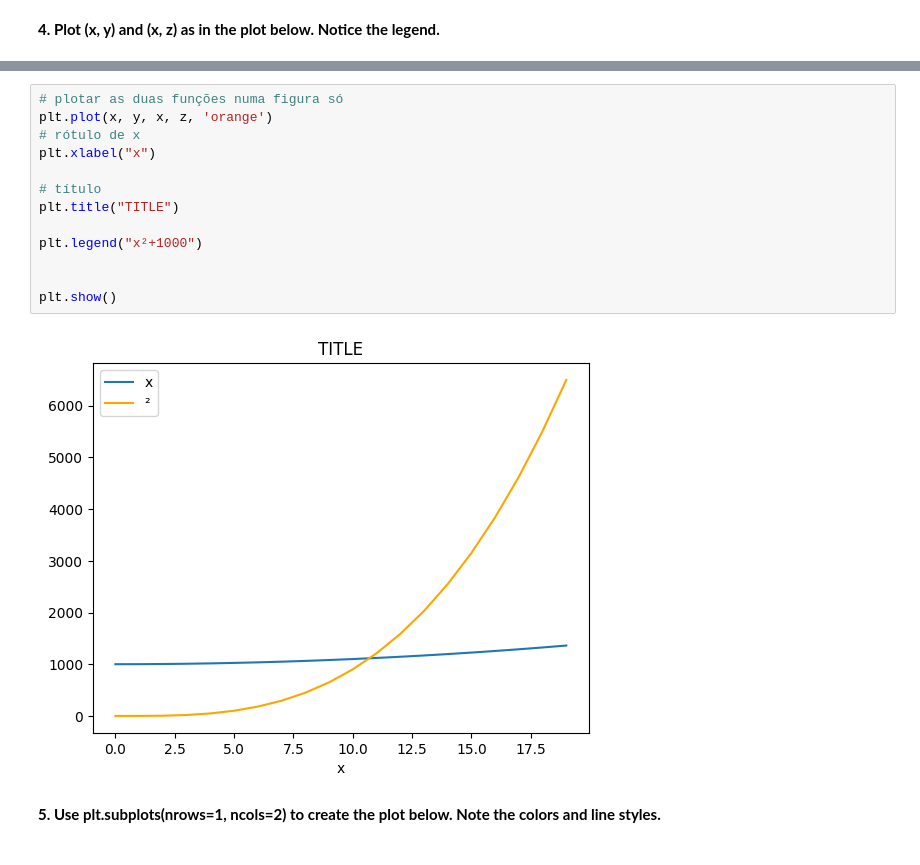
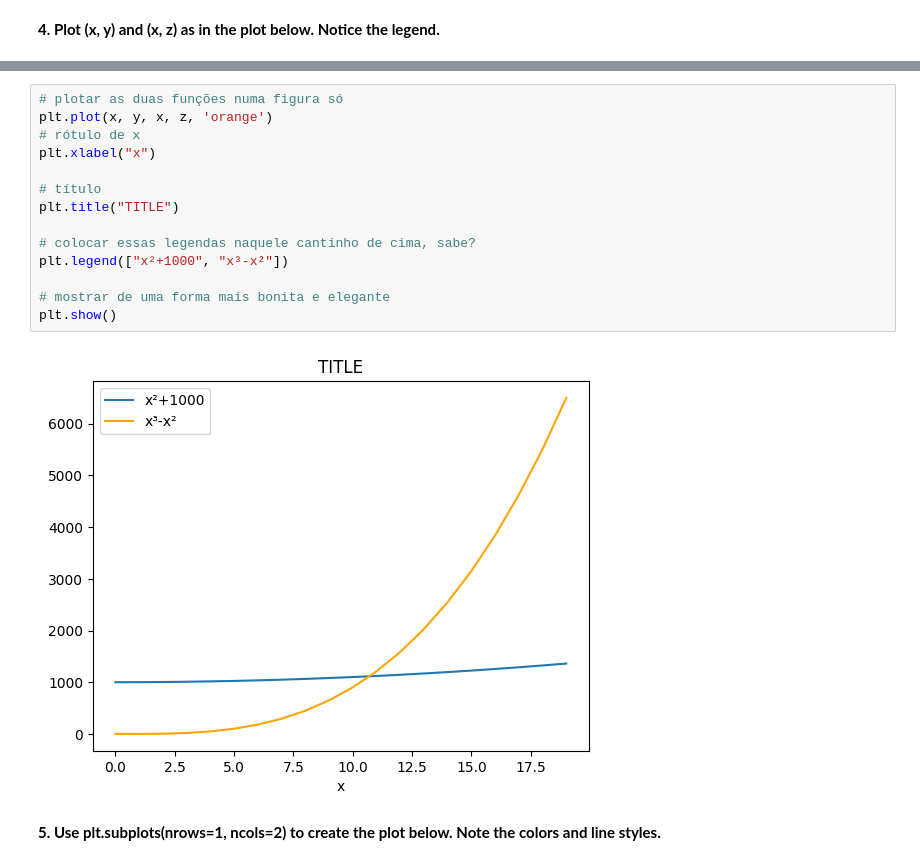
Before and after one commit to VivianeSouza923/HCIA_AI_HUAWEI_STUDY_if, a Jupyter notebook: Exercises_Matplotlib.ipynb, the cells around one changed output, grey strips where cells are left out. Drawn from its saved outputs; the diff is of its cells as text.

```diff
--- a/Exercises_Matplotlib.ipynb
+++ b/Exercises_Matplotlib.ipynb
@@ -63,18 +63,19 @@ plt.show()
 # %%
 # plotar as duas funções numa figura só
 plt.plot(x, y, x, z, 'orange')
 # rótulo de x
 plt.xlabel("x")
 
 # título
 plt.title("TITLE")
 
-plt.legend("x²+1000")
+# colocar essas legendas naquele cantinho de cima, sabe?
+plt.legend(["x²+1000", "x³-x²"])
 
-
+# mostrar de uma forma mais bonita e elegante
 plt.show()
 # %% [output]
-[figure, old version]
+[figure, new version]
 # %% [markdown]
 **5. Use plt.subplots(nrows=1, ncols=2) to create the plot below. Note the colors and line styles.**
 # %% [markdown]
```
Also changed, not shown: parts of 1 cell of this notebook.
